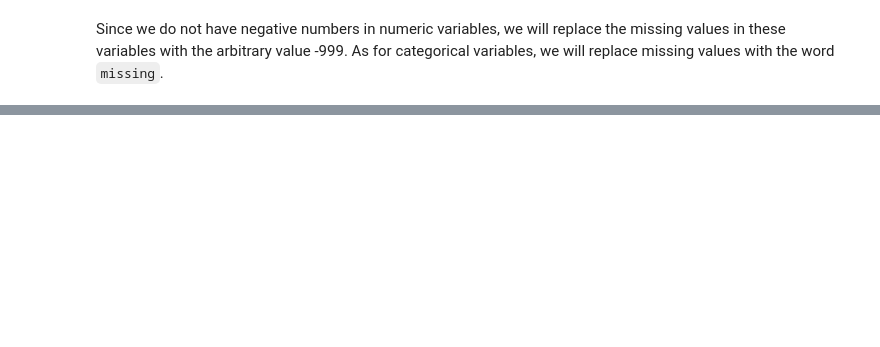
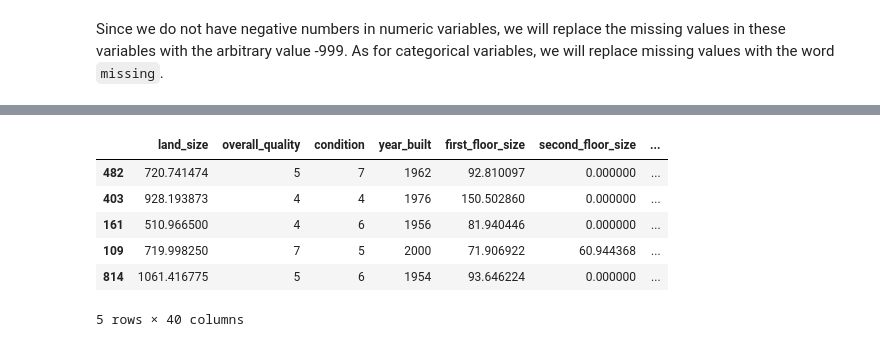
Before and after one commit to DellaCortef/supervised-learning-regression-reference, a Jupyter notebook: regression-II/regression-modeling.ipynb, the cells around one changed output, grey strips where cells are left out. Cells and saved outputs as stored; diff of their text form; code cells hidden in the pictures; blank space fills up the shorter version.

```diff
--- a/regression-II/regression-modeling.ipynb
+++ b/regression-II/regression-modeling.ipynb
@@ -97,0 +196,9 @@ Since we do not have negative numbers in numeric variables, we will replace the
+# %%
+target = 'price'
+cat_vars = df_train.select_dtypes(include='object').columns.to_list()
+num_vars = [col for col in df_train.columns if col not in cat_vars + ['Id', target]]
+# %%
+X = df_train.filter(cat_vars + num_vars).copy()
+y = df_train[target].copy()
+# %%
+X_train, X_test, y_train, y_test = train_test_split(X, y, train_size=0.8, random_state=30)
@@ -97,0 +240,10 @@ Since we do not have negative numbers in numeric variables, we will replace the
+# %%
+data_tree_pipe.fit_transform(X_train).head()
+# %% [output]
+|  | land_size | overall_quality | condition | year_built | first_floor_size | second_floor_size | ... |
+| 482 | 720.741474 | 5 | 7 | 1962 | 92.810097 | 0.000000 | ... |
+| 403 | 928.193873 | 4 | 4 | 1976 | 150.502860 | 0.000000 | ... |
+| 161 | 510.966500 | 4 | 6 | 1956 | 81.940446 | 0.000000 | ... |
+| 109 | 719.998250 | 7 | 5 | 2000 | 71.906922 | 60.944368 | ... |
+| 814 | 1061.416775 | 5 | 6 | 1954 | 93.646224 | 0.000000 | ... |
+5 rows × 40 columns
```
Also changed, not shown: parts of 21 cells of this notebook, 4 other files.
